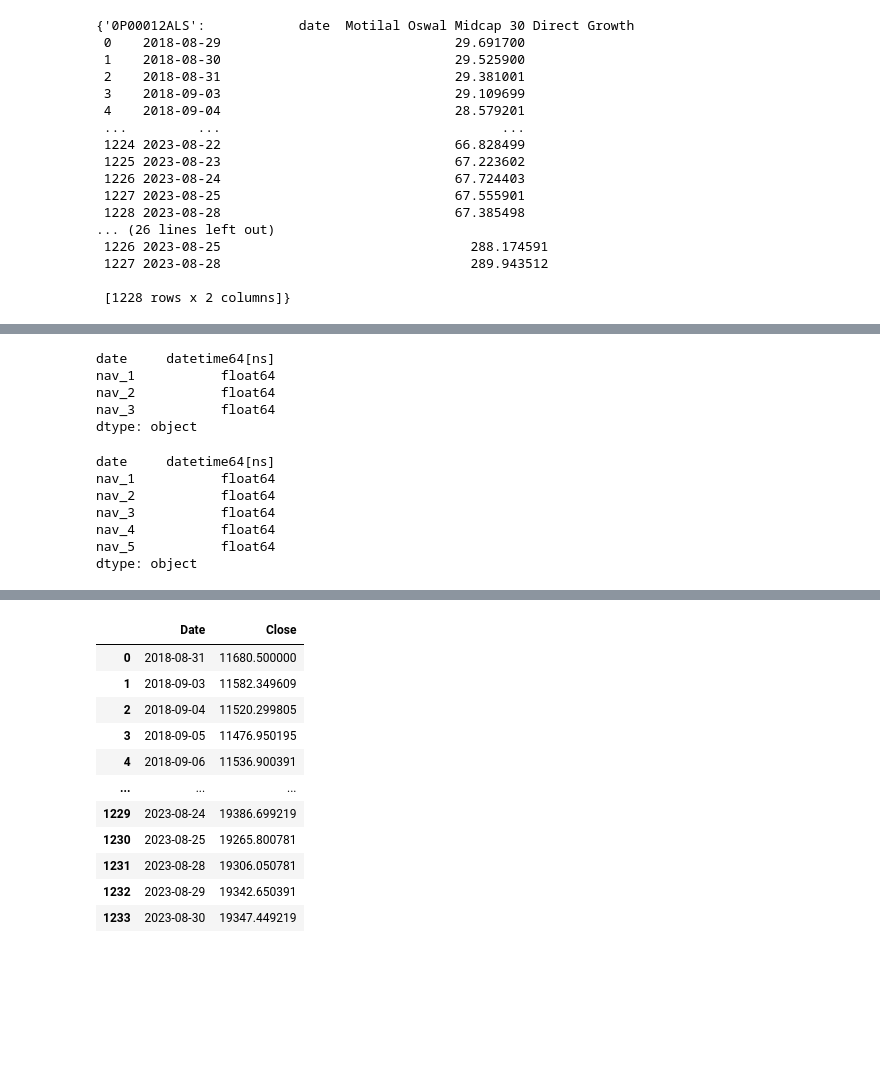
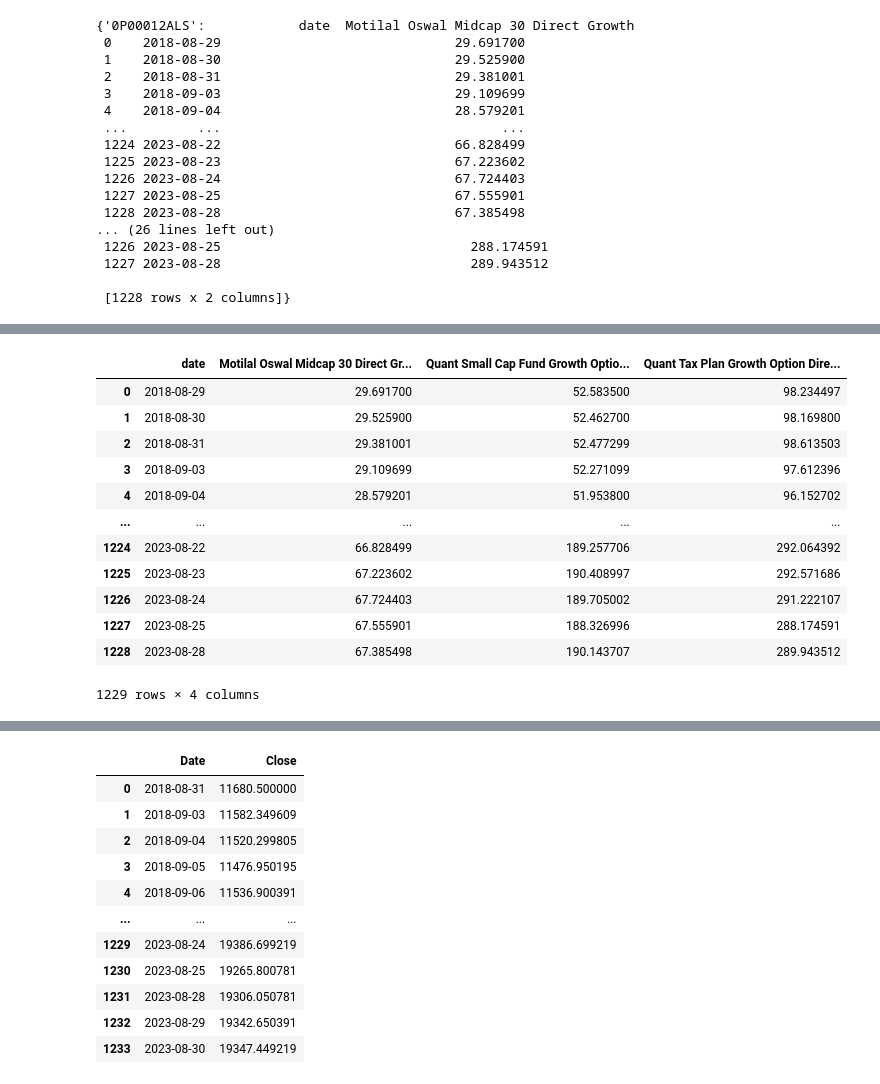
Before and after one commit to amanhooda98/Mutual_Fund_Analytics, a Jupyter notebook: Mutual_Fund_Analytics.ipynb, the cells around one changed output, grey strips where cells are left out. Saved outputs shown, nothing was run; the diff lists cells and outputs as text; code cells hidden in the pictures; blank space fills up the shorter version.

```diff
--- a/Mutual_Fund_Analytics.ipynb
+++ b/Mutual_Fund_Analytics.ipynb
@@ -262,18 +222,16 @@ print(merge_equity)
-# %%
-merge_df.dtypes
-# %% [output]
-date     datetime64[ns]
-nav_1           float64
-nav_2           float64
-nav_3           float64
-dtype: object
-# %%
-merge_df.dtypes
-# %% [output]
-date     datetime64[ns]
-nav_1           float64
-nav_2           float64
-nav_3           float64
-nav_4           float64
-nav_5           float64
-dtype: object
+# %%
+merge_equity
+# %% [output]
+|  | date | Motilal Oswal Midcap 30 Direct Gr... | Quant Small Cap Fund Growth Optio... | Quant Tax Plan Growth Option Dire... |
+| 0 | 2018-08-29 | 29.691700 | 52.583500 | 98.234497 |
+| 1 | 2018-08-30 | 29.525900 | 52.462700 | 98.169800 |
+| 2 | 2018-08-31 | 29.381001 | 52.477299 | 98.613503 |
+| 3 | 2018-09-03 | 29.109699 | 52.271099 | 97.612396 |
+| 4 | 2018-09-04 | 28.579201 | 51.953800 | 96.152702 |
+| ... | ... | ... | ... | ... |
+| 1224 | 2023-08-22 | 66.828499 | 189.257706 | 292.064392 |
+| 1225 | 2023-08-23 | 67.223602 | 190.408997 | 292.571686 |
+| 1226 | 2023-08-24 | 67.724403 | 189.705002 | 291.222107 |
+| 1227 | 2023-08-25 | 67.555901 | 188.326996 | 288.174591 |
+| 1228 | 2023-08-28 | 67.385498 | 190.143707 | 289.943512 |
+1229 rows × 4 columns
```
Also changed, not shown: parts of 10 cells of this notebook.
